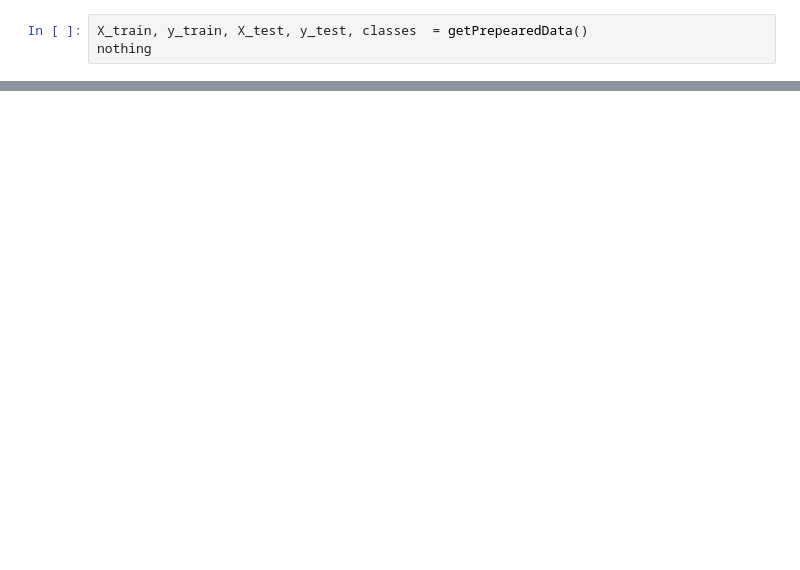
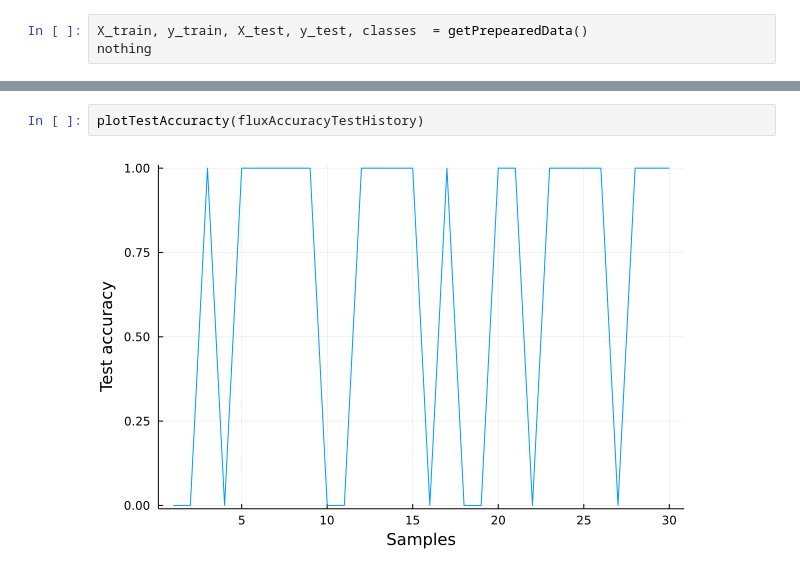
Before and after one commit to SebastianParzych/Custom-Julia-NN, a Jupyter notebook: main.ipynb, the cells around one changed output, grey strips where cells are left out. Cells and saved outputs as stored; diff of their text form; blank space fills up the shorter version.

```diff
--- a/main.ipynb
+++ b/main.ipynb
@@ -24,0 +31,4 @@ plotLossAccuracu(fluxLossHistory, fluxAccuracyHistory)
+# %%
+plotTestAccuracty(fluxAccuracyTestHistory)
+# %% [output]
+[figure, added]
```
Also changed, not shown: parts of 21 cells of this notebook, 8 other files.
